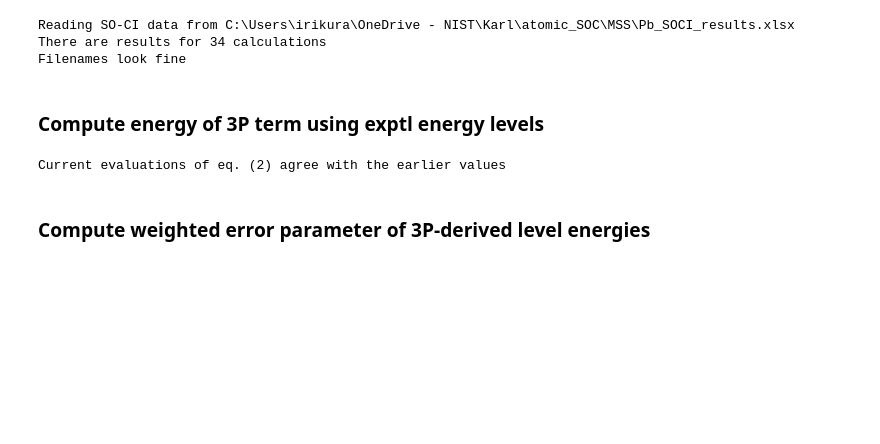
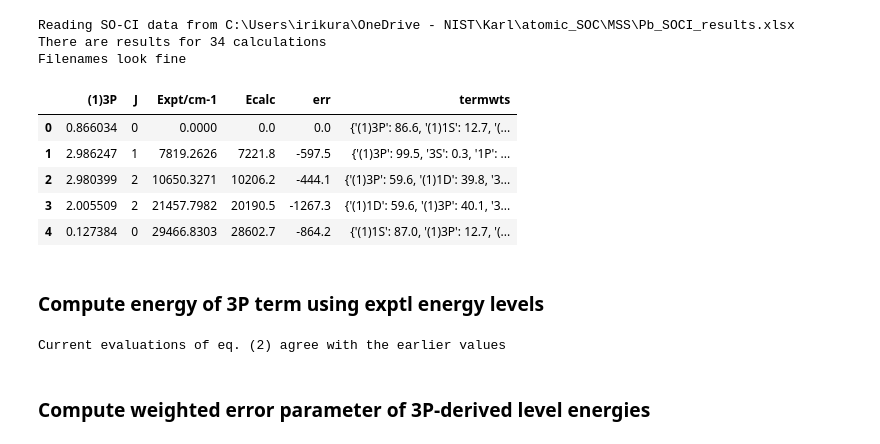
Before and after one commit to kkinist/atomic_SOC, a Jupyter notebook: MSS/Pb_results_analysis.ipynb, the cells around one changed output. Drawn from its saved outputs; the diff is of its cells as text; code cells hidden in the pictures; blank space fills up the shorter version.

```diff
--- a/MSS/Pb_results_analysis.ipynb
+++ b/MSS/Pb_results_analysis.ipynb
@@ -96,6 +96,15 @@ for lett in df_letters.Calc:
 # %%
 incols = df_letters.columns
 dfout = df_letters[incols[:7]].copy()
+# %%
+dfd['A'].head()
+# %% [output]
+|  | (1)3P | J | Expt/cm-1 | Ecalc | err | termwts |
+| 0 | 0.866034 | 0 | 0.0000 | 0.0 | 0.0 | {'(1)3P': 86.6, '(1)1S': 12.7, '(... |
+| 1 | 2.986247 | 1 | 7819.2626 | 7221.8 | -597.5 | {'(1)3P': 99.5, '3S': 0.3, '1P': ... |
+| 2 | 2.980399 | 2 | 10650.3271 | 10206.2 | -444.1 | {'(1)3P': 59.6, '(1)1D': 39.8, '3... |
+| 3 | 2.005509 | 2 | 21457.7982 | 20190.5 | -1267.3 | {'(1)1D': 59.6, '(1)3P': 40.1, '3... |
+| 4 | 0.127384 | 0 | 29466.8303 | 28602.7 | -864.2 | {'(1)1S': 87.0, '(1)3P': 12.7, '(... |
 # %% [markdown]
 ### Compute energy of 3P term using exptl energy levels
 # %%
```
Also changed, not shown: parts of 21 cells of this notebook, 1 other file.
